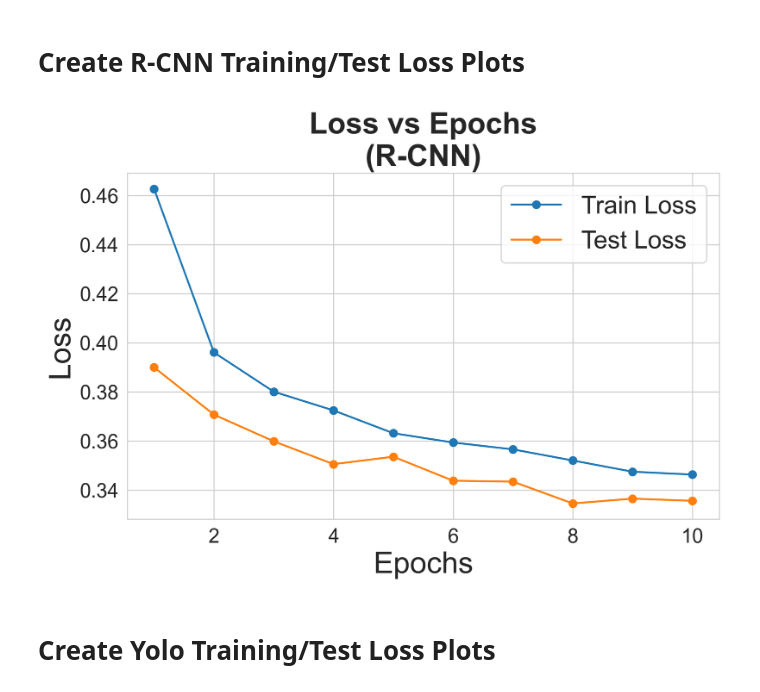
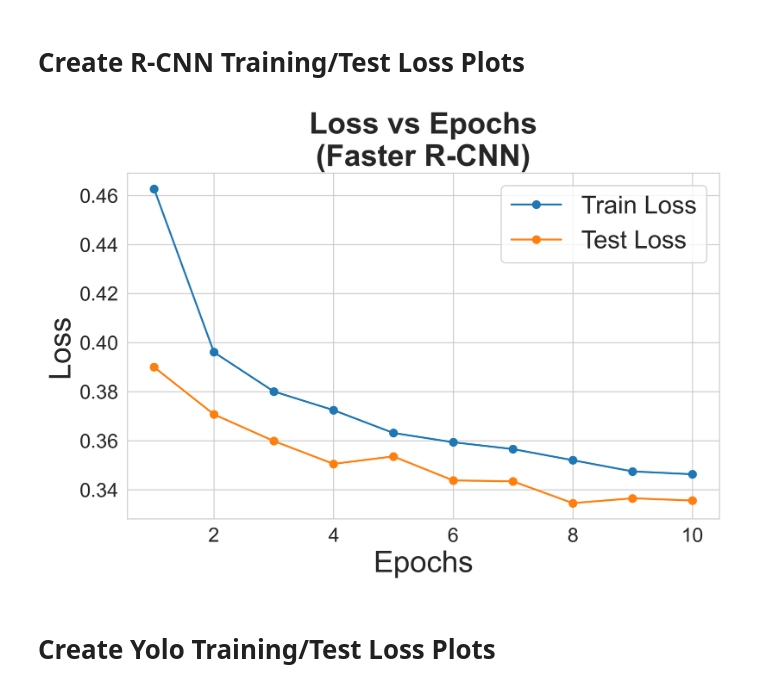
Before and after one commit to pastorsj/590FinalProject, a Jupyter notebook: models/general_evaluation.ipynb, the cells around one changed output. Cells and saved outputs as stored; diff of their text form; code cells hidden in the pictures.

```diff
--- a/models/general_evaluation.ipynb
+++ b/models/general_evaluation.ipynb
@@ -59,13 +59,13 @@ def generate_train_test_loss(train_loss, test_loss, model_name, loss_type='Loss'
 # %%
 # RNN
 import pandas as pd
 
 rnn_loss_df = pd.read_csv('../results/rcnn/train_val_results.csv')
 rnn_loss_df
 
-generate_train_test_loss(rnn_loss_df['training_loss'], rnn_loss_df['validation_loss'], 'R-CNN')
+generate_train_test_loss(rnn_loss_df['training_loss'], rnn_loss_df['validation_loss'], 'Faster R-CNN')
 # %% [output]
-[figure, old version]
+[figure, new version]
 # %% [markdown]
 # Create Yolo Training/Test Loss Plots
 # %%
```
Also changed, not shown: 6 other files.
